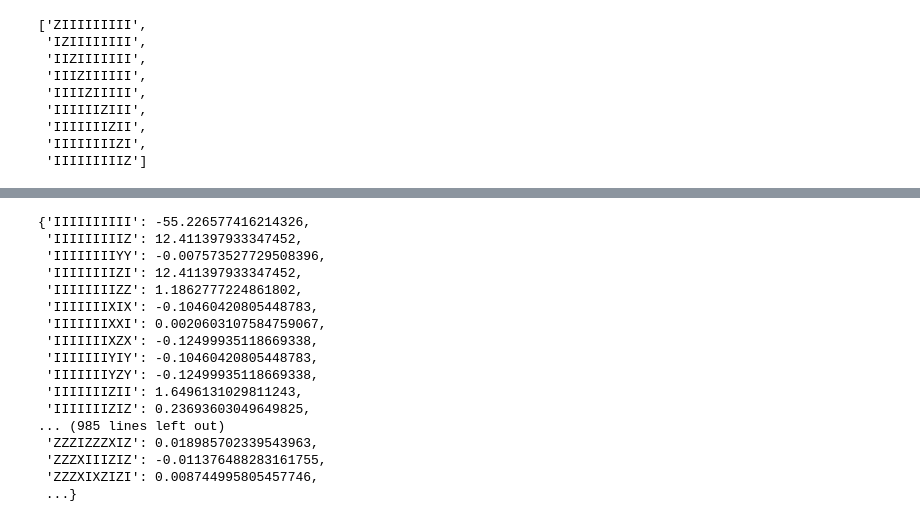
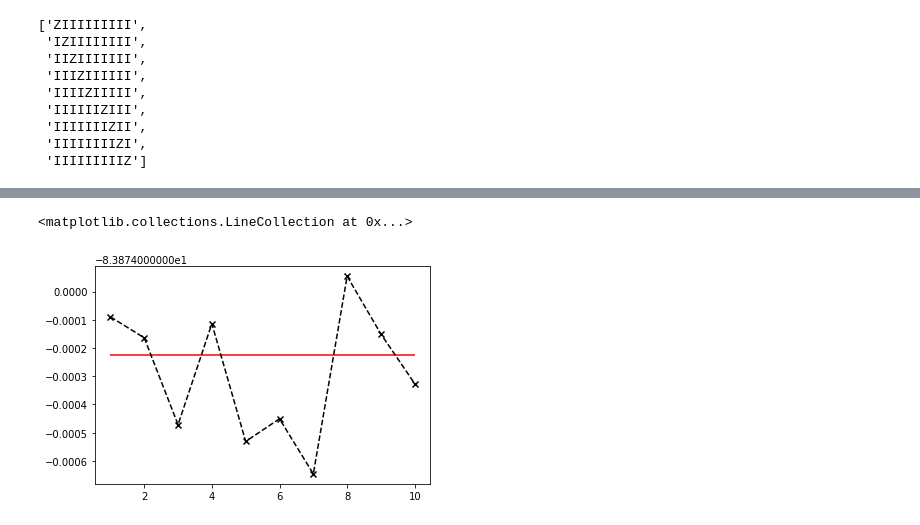
Before and after one commit to wmkirby1/CS-VQE, a Jupyter notebook: H2O.ipynb, the cells around one changed output, grey strips where cells are left out. Drawn from its saved outputs; the diff is of its cells as text; code cells hidden in the pictures.

```diff
--- a/H2O.ipynb
+++ b/H2O.ipynb
@@ -454,32 +507,54 @@ sorted(find_eigenstate_indices(initial_state, [8, 4]))
 # %%
-removed_index = [8]
+#take expectation value algebraically
+from matplotlib import pyplot as plt
+shots=10
+initial_state = '0111101111'
+
+removed_index = [0, 3, 4]
 removed_generators = [generators[i] for i in removed_index]
 Z_indices = [g.find('Z') for g in removed_generators]
 print(removed_generators, Z_indices)
 
+
 new_ham_noncon, new_ham_context = discard_generator(ham_noncon, ham_context, removed_generators)
-
-#rot_ham_q = q_conv.dict_to_QubitOperator(ham, num_qubits)
 new_ham_noncon_q = q_conv.dict_to_QubitOperator(new_ham_noncon, num_qubits)
 new_ham_context_q = q_conv.dict_to_QubitOperator(new_ham_context, num_qubits)
 
-eigenstate_indices = sorted(find_eigenstate_indices(initial_state, Z_indices))
+eigenstate_indices = find_eigenstate_indices(initial_state, Z_indices)
+print(eigenstate_indices)
 
-random_amplitudes=[]
+prob=0.99999
+amps=[]
 for i in range(shots):
-    rand_vec = random_vector(len(eigenstate_indices))
-    rand_vec = [random_complex_unit()*c for c in rand_vec]
-    rand_vec.reverse()
-    random_amplitudes.append(rand_vec)
+    amp_1 = [np.sqrt(prob)]
+    amp_rest = [np.sqrt(1-prob)*a for a in random_vector(len(eigenstate_indices)-1)]
+    amp_1 += amp_rest
+    amps.append(amp_1)
 
-#amps=[random_vector(len(eigenstate_indices)) for i in range(shots)]
+X=list(range(1, shots+1))
+Y_noncon=[]
+Y_context=[]
+Y_combined=[]
+Y_full=[]
+
 #A_op = QubitOperator('Y0 Z1 Z2 Z3 Z4 Z5 Y6 Z7', r1) + QubitOperator('Z6', r2)
 #A = LinearQubitOperator(A_op, num_qubits)
 
-for amp in random_amplitudes:#np.linspace(0.99999, 1, 11):
-    #amp = [np.sqrt(p)*1j, np.sqrt(1-p)]
-    expect_noncon, expect_context = expectation_optimiser(new_ham_noncon_q, new_ham_context_q, amp, Z_indices, initial_state)
-    approx = expect_noncon+expect_context
+for p in amps:
+    expect_noncon, expect_context = expectation_optimiser(ham_n=new_ham_noncon_q, ham_c=new_ham_context_q, amps=p,
+                                                          initial_state=initial_state,num_qubits=num_qubits,Z_indices=Z_indices)
+    total = expect_noncon + expect_context
     #Y_full.append(expect_full)
-    print(abs(approx), abs(gs_noncon_energy), approx<gs_noncon_energy, amp, abs(amp[0])**2, abs(amp[1])**2)
+    Y_noncon.append(expect_noncon)
+    Y_context.append(expect_context)
+    Y_combined.append(total)
+    print(total, total < gs_noncon_energy, p)
+
+#plt.plot(X, Y_noncon, color='orange')
+#plt.scatter(X, Y_context, color='blue', marker = 'x')
+#plt.plot(X, Y_context, color='blue', ls='--')
+plt.scatter(X, Y_combined, color='black', marker = 'x')
+plt.plot(X, Y_combined, color='black', ls='--')
+plt.hlines(gs_noncon_energy, 1, shots, color='r')
+#plt.hlines(true_gs, 1, shots, color='g')
 # %% [output]
@@ -503,20 +573,2 @@ for amp in random_amplitudes:#np.linspace(0.99999, 1, 11):
+<matplotlib.collections.LineCollection at 0x...>
+[figure, added]
-# %%
-ham
-# %% [output]
-{'IIIIIIIIII': -55.226577416214326,
- 'IIIIIIIIIZ': 12.411397933347452,
- 'IIIIIIIIYY': -0.007573527729508396,
- 'IIIIIIIIZI': 12.411397933347452,
- 'IIIIIIIIZZ': 1.1862777224861802,
- 'IIIIIIIXIX': -0.10460420805448783,
- 'IIIIIIIXXI': 0.0020603107584759067,
- 'IIIIIIIXZX': -0.12499935118669338,
- 'IIIIIIIYIY': -0.10460420805448783,
- 'IIIIIIIYZY': -0.12499935118669338,
- 'IIIIIIIZII': 1.6496131029811243,
- 'IIIIIIIZIZ': 0.23693603049649825,
-... (985 lines left out)
- 'ZZZIZZZXIZ': 0.018985702339543963,
- 'ZZZXIIIZIZ': -0.011376488283161755,
- 'ZZZXIXZIZI': 0.008744995805457746,
- ...}
```
Also changed, not shown: parts of 26 cells of this notebook, 8 other files.
